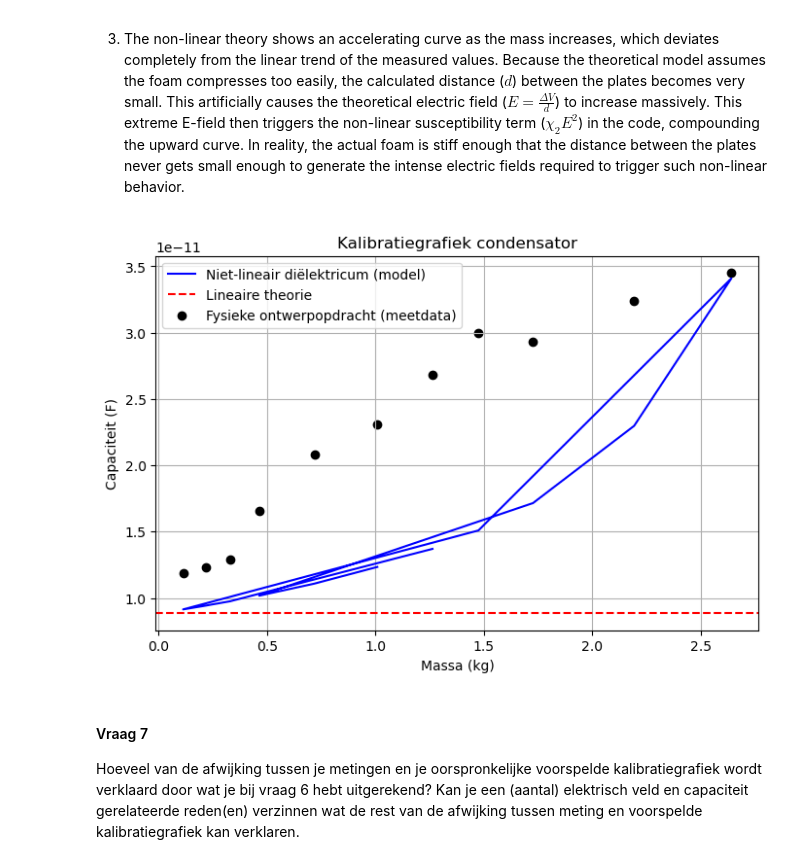
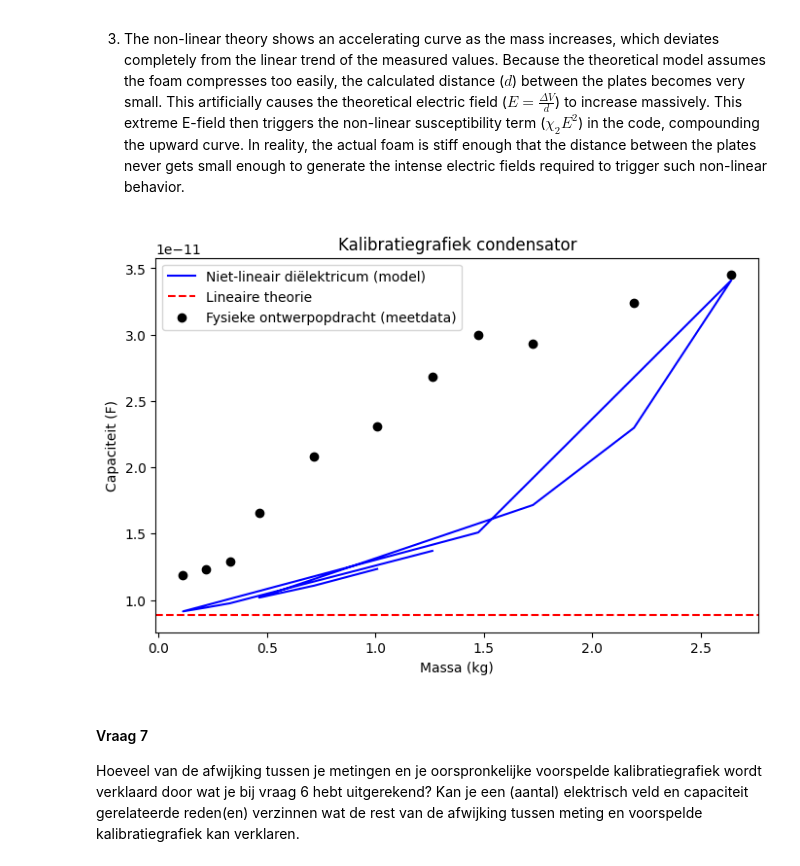
Before and after one commit to sralmulder-hash/opdrachten-DEF-D, a Jupyter notebook: DigitaleOntwerpopdrachten/1CondensatorOpdracht/CondensatorOntwerpopdracht.ipynb, the cells around one changed output. Cells and saved outputs as stored; diff of their text form; code cells hidden in the pictures.

```diff
--- a/DigitaleOntwerpopdrachten/1CondensatorOpdracht/CondensatorOntwerpopdracht.ipynb
+++ b/DigitaleOntwerpopdrachten/1CondensatorOpdracht/CondensatorOntwerpopdracht.ipynb
@@ -1251,35 +1258,34 @@ D = eps0 * ((1 + x1)*E_linear + x2*E_linear**2)
 # Functie om E uit D te berekenen
 def E_condensator(D, x1=0.2, x2=3e-10):
     eps0 = 8.854e-12
     a = x2
     b = 1 + x1
     c = - D / eps0
     E = (-b + np.sqrt(b**2 - 4*a*c)) / (2*a)
     return E
 
 # NIET-LINEAIR E VELD
 E_nl = E_condensator(D, x1, x2)
 
 # Capaciteit
 C_nl = (A * eps0 * E_nl) / DeltaV
 C_lin = (A * eps0) / d0
 
 # Meetdata
 C_meet = np.array([23.1, 20.8, 16.6, 29.3, 32.4, 34.5, 30, 11.9, 12.3, 12.9, 26.8])*1e-12
 
 # Plot
 plt.figure(figsize=(8,5))
 plt.plot(massa, C_nl, label="Niet-lineair diëlektricum (model)", color='blue')
 plt.axhline(C_lin, color='red', linestyle='--', label="Lineaire theorie")
 plt.scatter(massa, C_meet, color='black', label="Fysieke ontwerpopdracht (meetdata)")
 plt.xlabel("Massa (kg)")
 plt.ylabel("Capaciteit (F)")
 plt.title("Kalibratiegrafiek condensator")
 plt.legend()
-plt.grid(True)
 plt.show()
 # %% [output]
-[figure, old version]
+[figure, new version]
 # %% [markdown]
 #### Vraag 7
 
```
Also changed, not shown: parts of 12 cells of this notebook, 2 other files.
